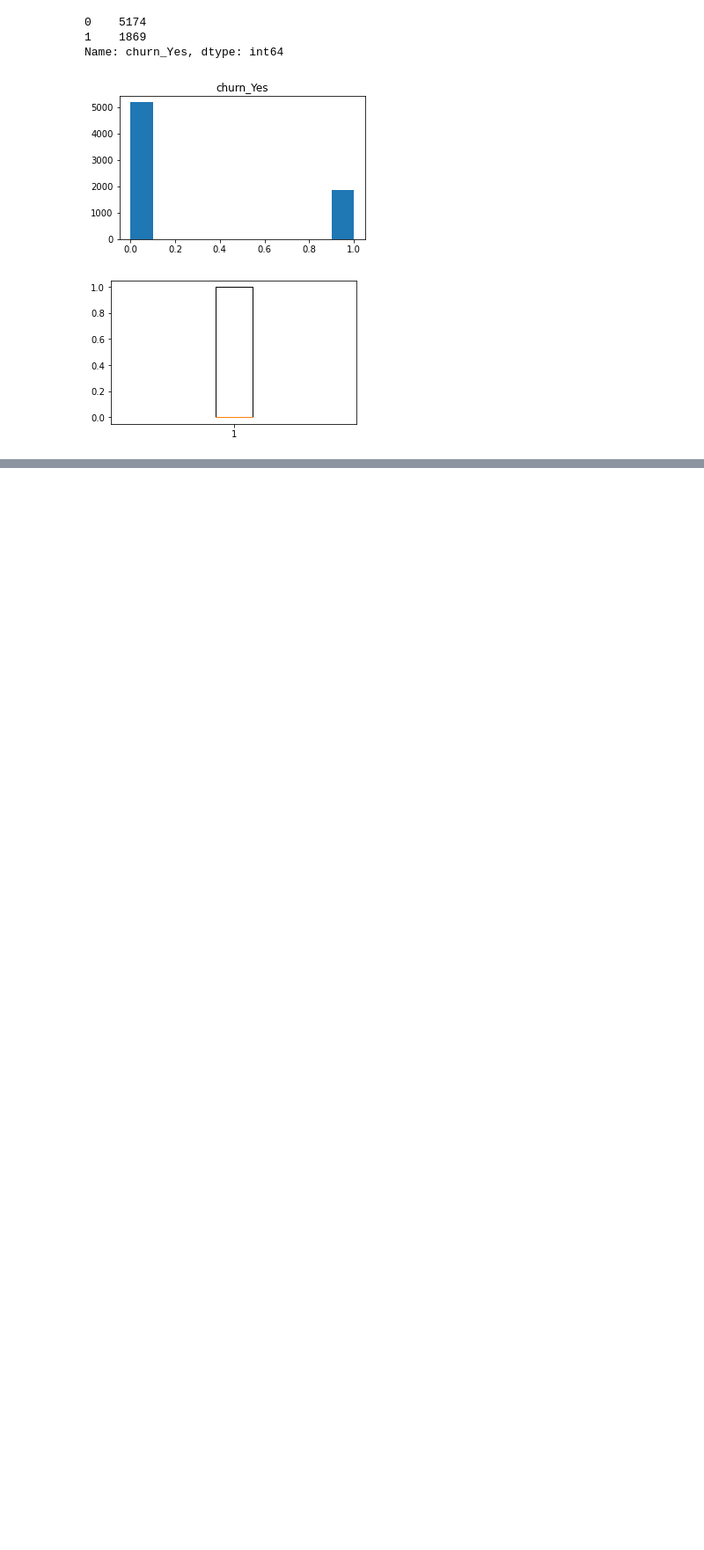
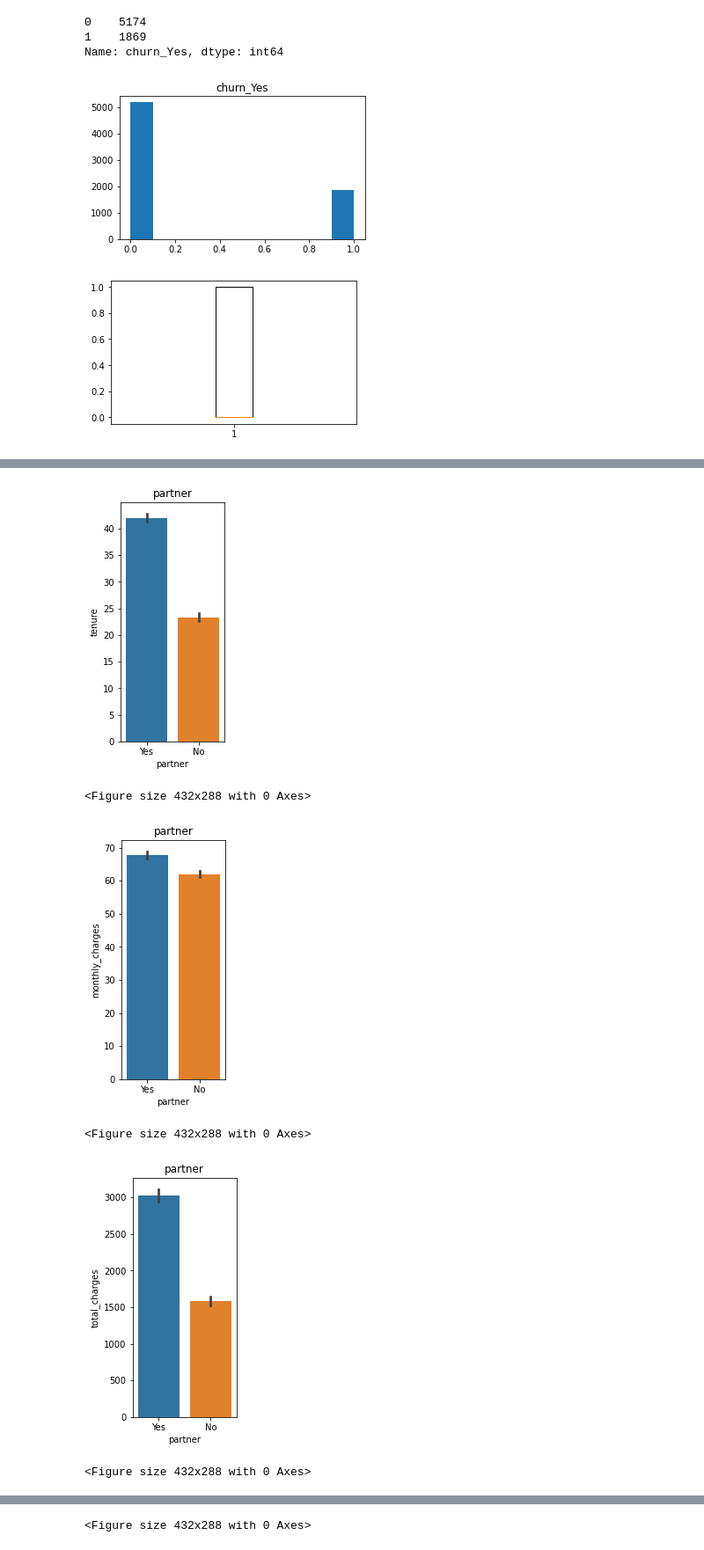
Before and after one commit to brianclements03/regression_exercises, a Jupyter notebook: explore_telco.ipynb, the cells around one changed output, grey strips where cells are left out. Shown at 88% size. Drawn from its saved outputs; the diff is of its cells as text; code cells hidden in the pictures; blank space fills up the shorter version.

Commit message:
add funtion to create different types of chart for all variables; apply functions to mall_customers database

```diff
--- a/explore_telco.ipynb
+++ b/explore_telco.ipynb
@@ -303,0 +335,5 @@ sns.pairplot(data=telco,corner=True)
+# %%
+cat_vars=['partner', 'dependents', 'paperless_billing',
+        'contract_type', 'internet_service_type', 'payment_type', 'senior_citizen', 'monthly_charges_bins',
+         'total_charges_bins','churn_Yes']
+len(cat_vars)
@@ -303,0 +368,3 @@ sns.pairplot(data=telco,corner=True)
+# %%
+cont_vars=['tenure', 'monthly_charges','total_charges','tenure_years']
+cont_vars
@@ -303,0 +373,10 @@ sns.pairplot(data=telco,corner=True)
+# %%
+# this function generates too many charts and takes way too long to run
+explore.plot_categorical_and_continuous_vars(cat_vars, cont_vars, telco)
+# %% [output]
+[figure, added]
+<Figure size 432x288 with 0 Axes>
+[figure, added]
+<Figure size 432x288 with 0 Axes>
+[figure, added]
+<Figure size 432x288 with 0 Axes>
@@ -303,0 +384 @@ sns.pairplot(data=telco,corner=True)
+<Figure size 432x288 with 0 Axes>
```
Also changed, not shown: parts of 27 cells of this notebook, 3 other files.
